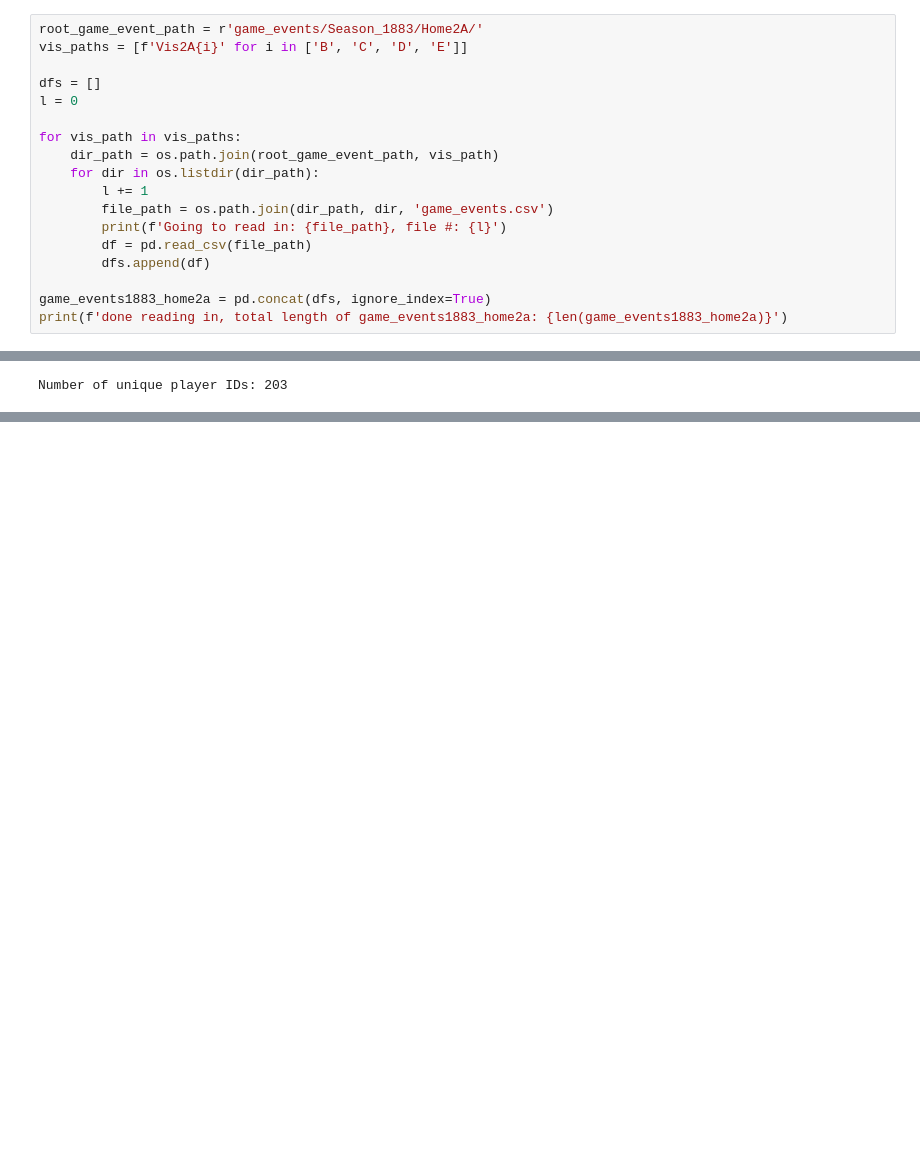
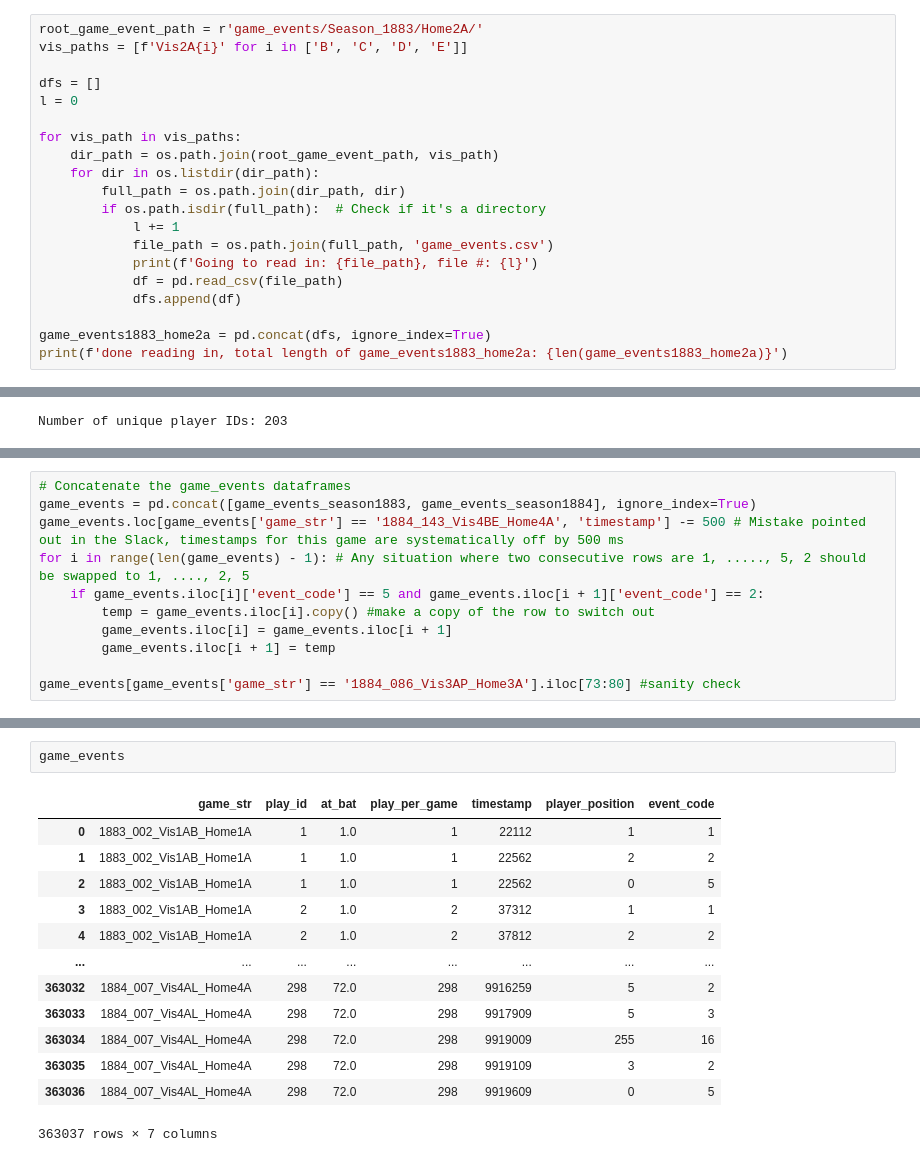
Before and after one commit to victorhauvi/SMT2024, a Jupyter notebook: 2024_SMT_Data_Challenge/SMT.ipynb, the cells around one changed output, grey strips where cells are left out. Cells and saved outputs as stored; diff of their text form; blank space fills up the shorter version.

```diff
--- a/2024_SMT_Data_Challenge/SMT.ipynb
+++ b/2024_SMT_Data_Challenge/SMT.ipynb
@@ -89,11 +90,13 @@ l = 0
 for vis_path in vis_paths:
     dir_path = os.path.join(root_game_event_path, vis_path)
     for dir in os.listdir(dir_path):
-        l += 1
-        file_path = os.path.join(dir_path, dir, 'game_events.csv')
-        print(f'Going to read in: {file_path}, file #: {l}')
-        df = pd.read_csv(file_path)
-        dfs.append(df)
+        full_path = os.path.join(dir_path, dir)
+        if os.path.isdir(full_path):  # Check if it's a directory
+            l += 1
+            file_path = os.path.join(full_path, 'game_events.csv')
+            print(f'Going to read in: {file_path}, file #: {l}')
+            df = pd.read_csv(file_path)
+            dfs.append(df)
 
 game_events1883_home2a = pd.concat(dfs, ignore_index=True)
 print(f'done reading in, total length of game_events1883_home2a: {len(game_events1883_home2a)}')
@@ -521,0 +552,11 @@ print(len(player_ids_list))
+# %%
+# Concatenate the game_events dataframes
+game_events = pd.concat([game_events_season1883, game_events_season1884], ignore_index=True)
+game_events.loc[game_events['game_str'] == '1884_143_Vis4BE_Home4A', 'timestamp'] -= 500 # Mistake pointed out in the Slack, timestamps for this game are systematically off by 500 ms
+for i in range(len(game_events) - 1): # Any situation where two consecutive rows are 1, ....., 5, 2 should be swapped to 1, ...., 2, 5
+    if game_events.iloc[i]['event_code'] == 5 and game_events.iloc[i + 1]['event_code'] == 2:
+        temp = game_events.iloc[i].copy() #make a copy of the row to switch out
+        game_events.iloc[i] = game_events.iloc[i + 1]
+        game_events.iloc[i + 1] = temp
+
+game_events[game_events['game_str'] == '1884_086_Vis3AP_Home3A'].iloc[73:80] #sanity check
@@ -521,0 +572,16 @@ print(len(player_ids_list))
+# %%
+game_events
+# %% [output]
+|  | game_str | play_id | at_bat | play_per_game | timestamp | player_position | event_code |
+| 0 | 1883_002_Vis1AB_Home1A | 1 | 1.0 | 1 | 22112 | 1 | 1 |
+| 1 | 1883_002_Vis1AB_Home1A | 1 | 1.0 | 1 | 22562 | 2 | 2 |
+| 2 | 1883_002_Vis1AB_Home1A | 1 | 1.0 | 1 | 22562 | 0 | 5 |
+| 3 | 1883_002_Vis1AB_Home1A | 2 | 1.0 | 2 | 37312 | 1 | 1 |
+| 4 | 1883_002_Vis1AB_Home1A | 2 | 1.0 | 2 | 37812 | 2 | 2 |
+| ... | ... | ... | ... | ... | ... | ... | ... |
+| 363032 | 1884_007_Vis4AL_Home4A | 298 | 72.0 | 298 | 9916259 | 5 | 2 |
+| 363033 | 1884_007_Vis4AL_Home4A | 298 | 72.0 | 298 | 9917909 | 5 | 3 |
+| 363034 | 1884_007_Vis4AL_Home4A | 298 | 72.0 | 298 | 9919009 | 255 | 16 |
+| 363035 | 1884_007_Vis4AL_Home4A | 298 | 72.0 | 298 | 9919109 | 3 | 2 |
+| 363036 | 1884_007_Vis4AL_Home4A | 298 | 72.0 | 298 | 9919609 | 0 | 5 |
+363037 rows × 7 columns
```
Also changed, not shown: parts of 27 cells of this notebook, 41 other files.
